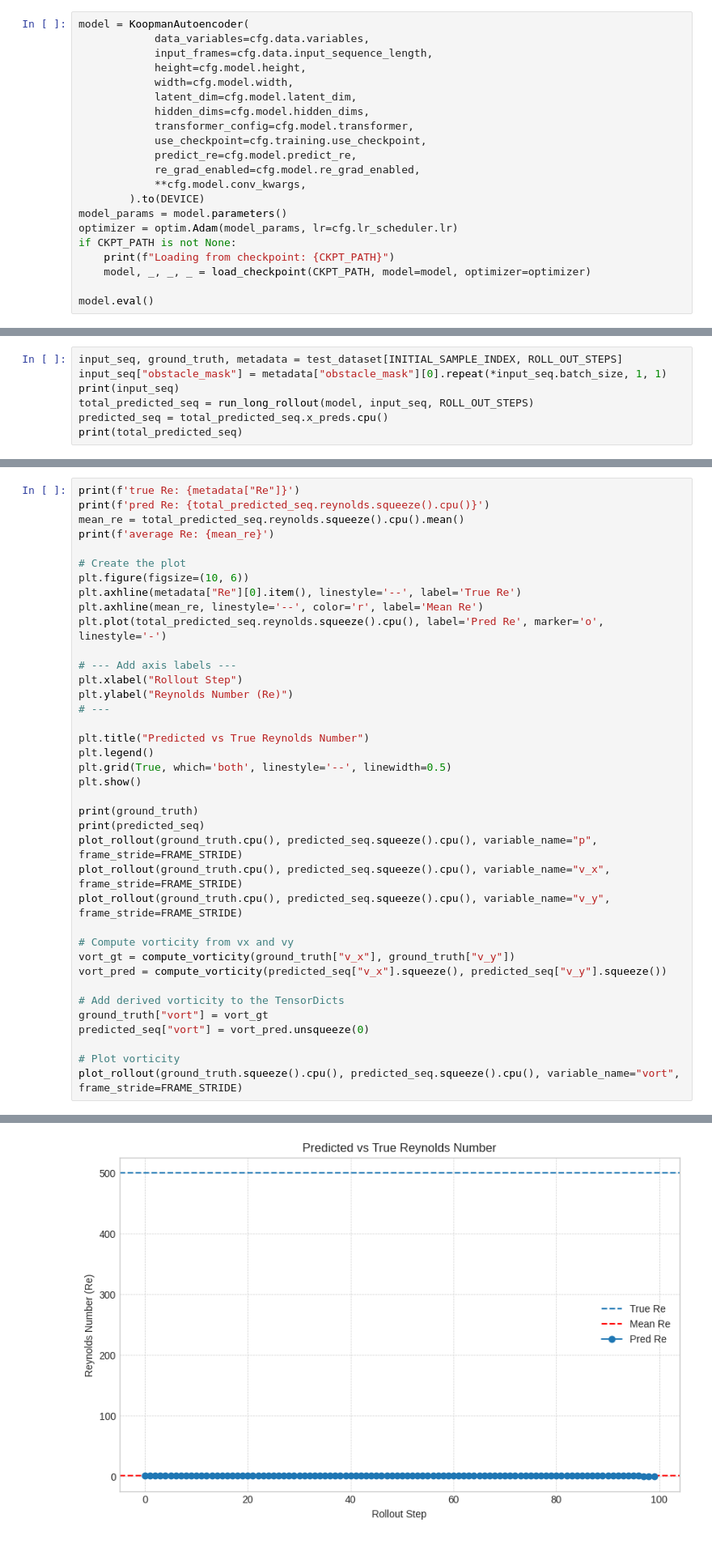
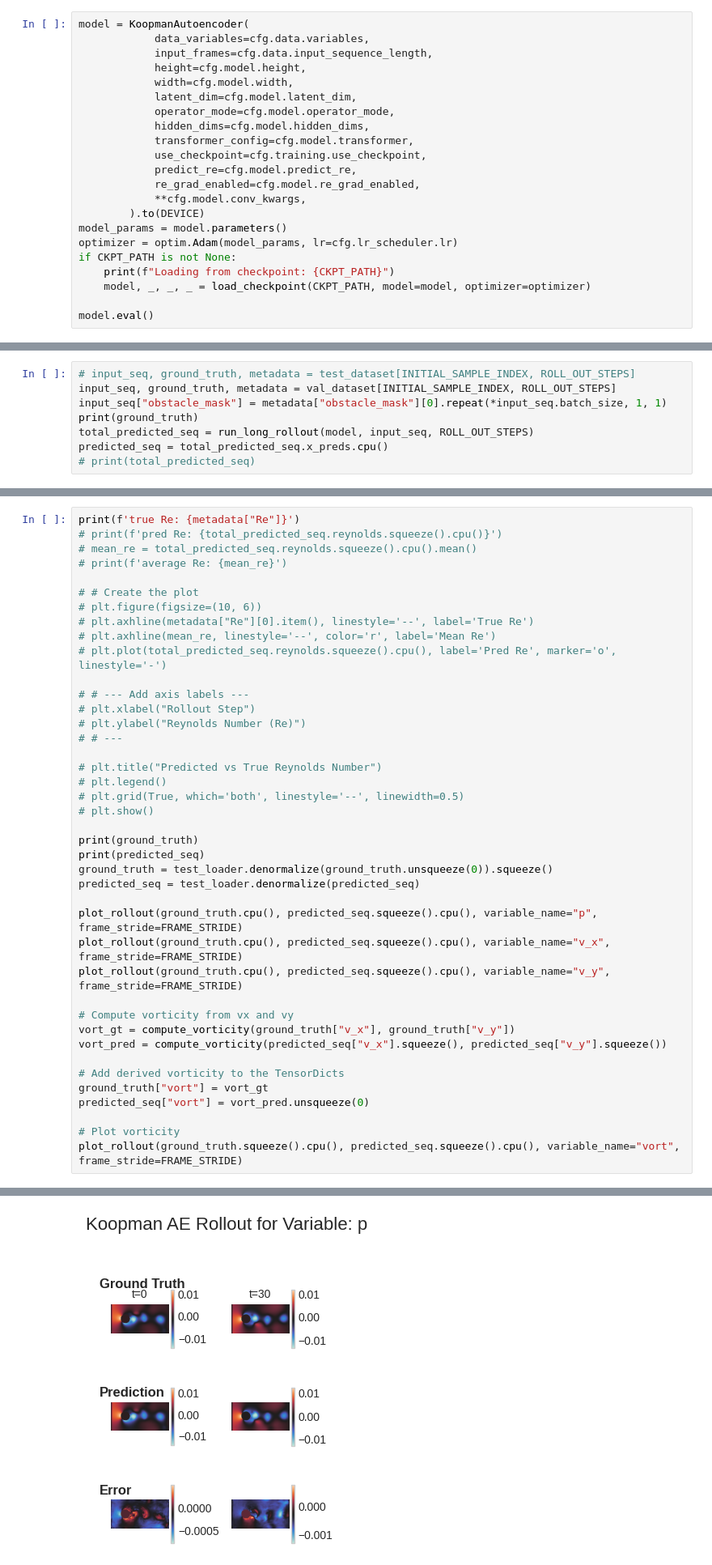
Before and after one commit to rg625/ocean_forecasting, a Jupyter notebook: koopman_autoencoder/test.ipynb, the cells around one changed output, grey strips where cells are left out. Shown at 81% size. Cells and saved outputs as stored; diff of their text form.

```diff
--- a/koopman_autoencoder/test.ipynb
+++ b/koopman_autoencoder/test.ipynb
@@ -66,6 +71,7 @@ model = KoopmanAutoencoder(
             height=cfg.model.height,
             width=cfg.model.width,
             latent_dim=cfg.model.latent_dim,
+            operator_mode=cfg.model.operator_mode,
             hidden_dims=cfg.model.hidden_dims,
             transformer_config=cfg.model.transformer,
             use_checkpoint=cfg.training.use_checkpoint,
@@ -113,12 +119,13 @@ def run_long_rollout(model, input_seq, rollout_steps):
 # %% [markdown]
 #  Visualize
 # %%
-input_seq, ground_truth, metadata = test_dataset[INITIAL_SAMPLE_INDEX, ROLL_OUT_STEPS]
+# input_seq, ground_truth, metadata = test_dataset[INITIAL_SAMPLE_INDEX, ROLL_OUT_STEPS]
+input_seq, ground_truth, metadata = val_dataset[INITIAL_SAMPLE_INDEX, ROLL_OUT_STEPS]
 input_seq["obstacle_mask"] = metadata["obstacle_mask"][0].repeat(*input_seq.batch_size, 1, 1)
-print(input_seq)
+print(ground_truth)
 total_predicted_seq = run_long_rollout(model, input_seq, ROLL_OUT_STEPS)
 predicted_seq = total_predicted_seq.x_preds.cpu()
-print(total_predicted_seq)
+# print(total_predicted_seq)
 # %% [output]
 TensorDict(
     fields={
@@ -208,28 +217,31 @@ def plot_rollout(gt_dict, pred_dict, variable_name, frame_stride=5):
     plt.show()
 # %%
 print(f'true Re: {metadata["Re"]}')
-print(f'pred Re: {total_predicted_seq.reynolds.squeeze().cpu()}')
-mean_re = total_predicted_seq.reynolds.squeeze().cpu().mean()
-print(f'average Re: {mean_re}')
+# print(f'pred Re: {total_predicted_seq.reynolds.squeeze().cpu()}')
+# mean_re = total_predicted_seq.reynolds.squeeze().cpu().mean()
+# print(f'average Re: {mean_re}')
 
-# Create the plot
-plt.figure(figsize=(10, 6))
-plt.axhline(metadata["Re"][0].item(), linestyle='--', label='True Re')
-plt.axhline(mean_re, linestyle='--', color='r', label='Mean Re')
-plt.plot(total_predicted_seq.reynolds.squeeze().cpu(), label='Pred Re', marker='o', linestyle='-')
+# # Create the plot
+# plt.figure(figsize=(10, 6))
+# plt.axhline(metadata["Re"][0].item(), linestyle='--', label='True Re')
+# plt.axhline(mean_re, linestyle='--', color='r', label='Mean Re')
+# plt.plot(total_predicted_seq.reynolds.squeeze().cpu(), label='Pred Re', marker='o', linestyle='-')
 
-# --- Add axis labels ---
-plt.xlabel("Rollout Step")
-plt.ylabel("Reynolds Number (Re)")
-# ---
+# # --- Add axis labels ---
+# plt.xlabel("Rollout Step")
+# plt.ylabel("Reynolds Number (Re)")
+# # ---
 
-plt.title("Predicted vs True Reynolds Number")
-plt.legend()
-plt.grid(True, which='both', linestyle='--', linewidth=0.5)
-plt.show()
+# plt.title("Predicted vs True Reynolds Number")
+# plt.legend()
+# plt.grid(True, which='both', linestyle='--', linewidth=0.5)
+# plt.show()
 
 print(ground_truth)
 print(predicted_seq)
+ground_truth = test_loader.denormalize(ground_truth.unsqueeze(0)).squeeze()
+predicted_seq = test_loader.denormalize(predicted_seq)
+
 plot_rollout(ground_truth.cpu(), predicted_seq.squeeze().cpu(), variable_name="p", frame_stride=FRAME_STRIDE)
 plot_rollout(ground_truth.cpu(), predicted_seq.squeeze().cpu(), variable_name="v_x", frame_stride=FRAME_STRIDE)
 plot_rollout(ground_truth.cpu(), predicted_seq.squeeze().cpu(), variable_name="v_y", frame_stride=FRAME_STRIDE)
@@ -262 +280 @@ average Re: 0.6422210931777954
-[figure, old version]
+[figure, new version]
```
Also changed, not shown: parts of 14 cells of this notebook, 10 other files.
